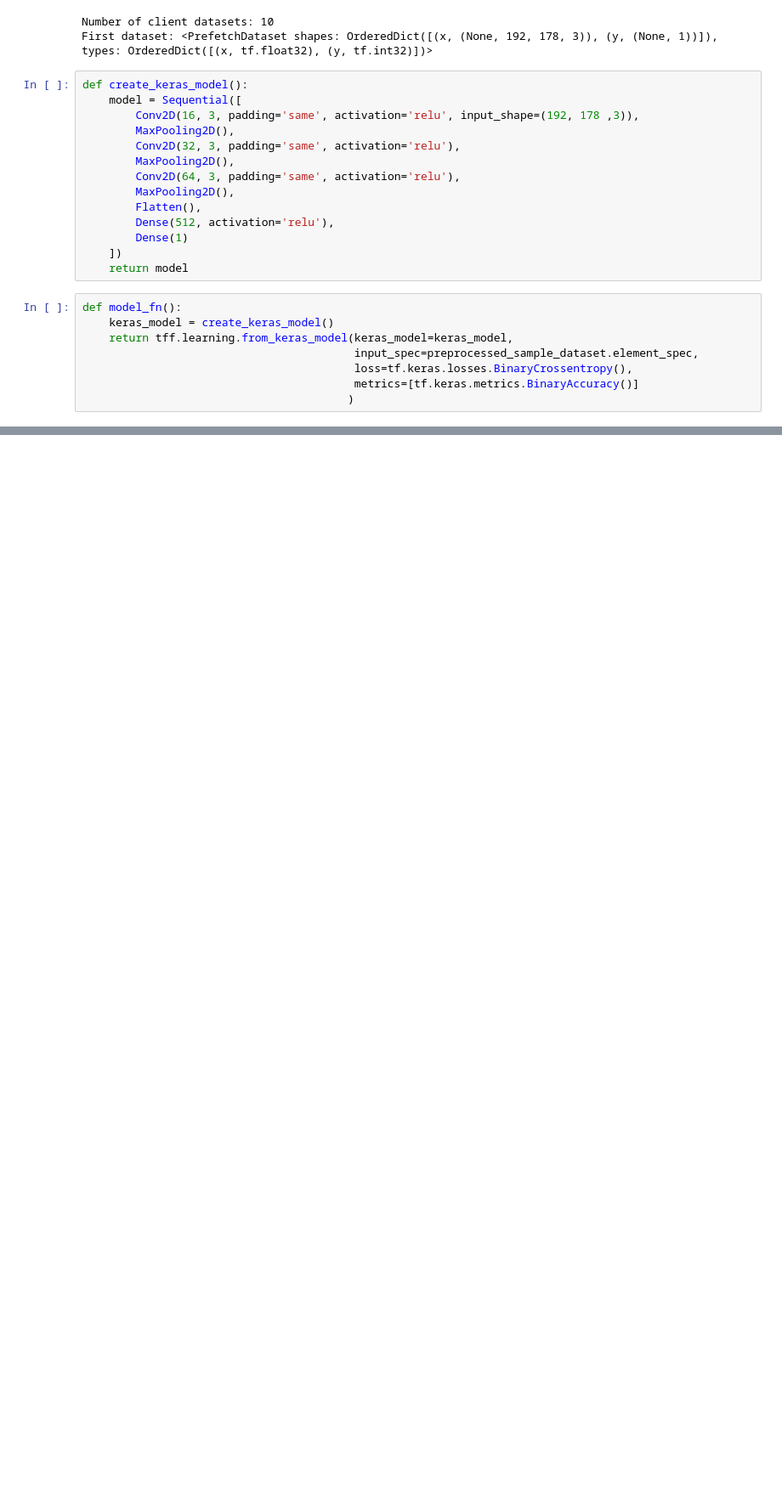
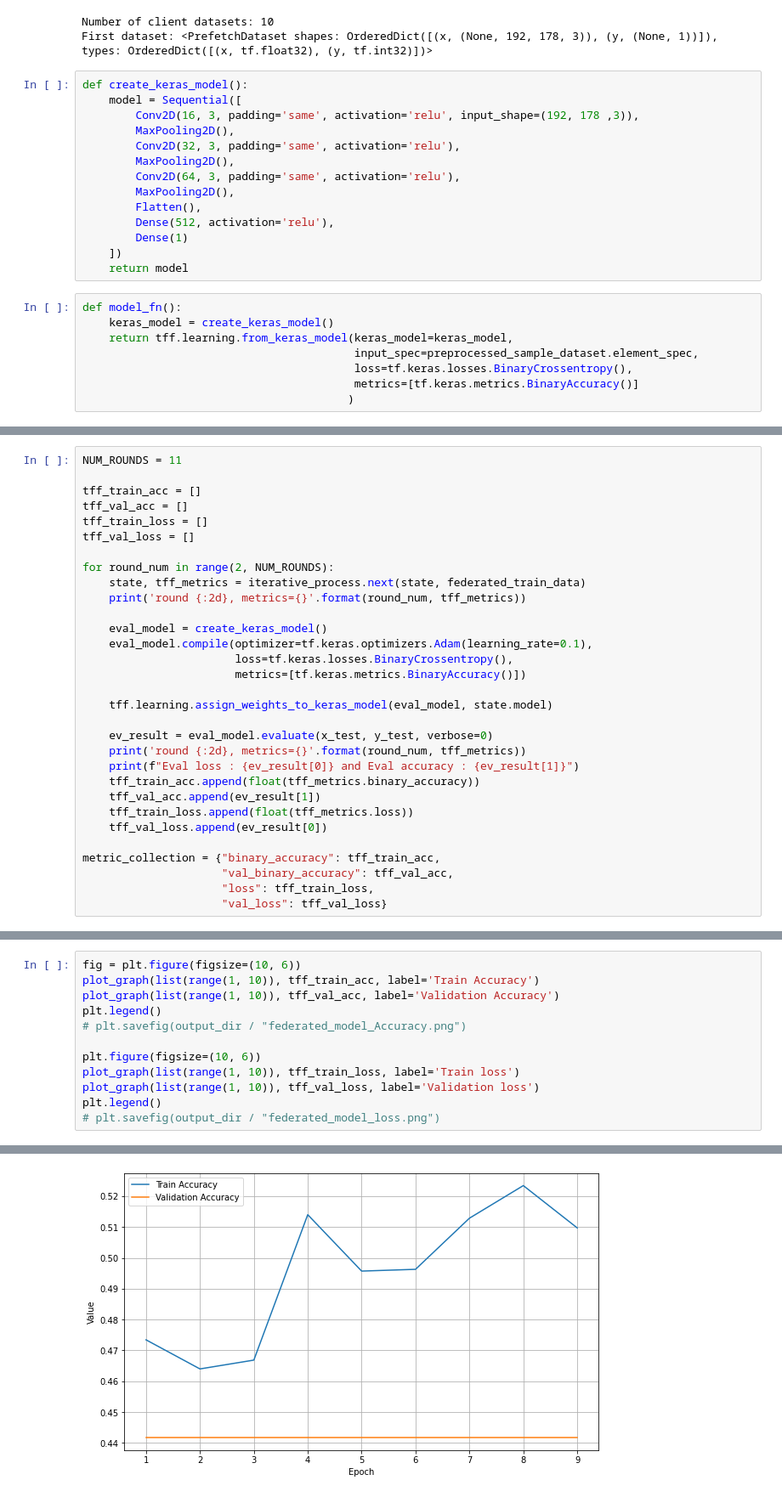
Before and after one commit to gokulanv/ToyFederatedLearning, a Jupyter notebook: TensorFlow/Federated/Genki4k_TFFederated.ipynb, the cells around one changed output, grey strips where cells are left out. Shown: that part at 85% size. Saved outputs shown, nothing was run; the diff lists cells and outputs as text; blank space fills up the shorter version.

```diff
--- a/TensorFlow/Federated/Genki4k_TFFederated.ipynb
+++ b/TensorFlow/Federated/Genki4k_TFFederated.ipynb
@@ -253,0 +243,31 @@ round 10, metrics=<binary_accuracy=0.4617142975330353,loss=8.30302906036377>
+# %%
+NUM_ROUNDS = 11
+
+tff_train_acc = []
+tff_val_acc = []
+tff_train_loss = []
+tff_val_loss = []
+
+for round_num in range(2, NUM_ROUNDS):
+    state, tff_metrics = iterative_process.next(state, federated_train_data)
+    print('round {:2d}, metrics={}'.format(round_num, tff_metrics))
+
+    eval_model = create_keras_model()
+    eval_model.compile(optimizer=tf.keras.optimizers.Adam(learning_rate=0.1),
+                       loss=tf.keras.losses.BinaryCrossentropy(),
+                       metrics=[tf.keras.metrics.BinaryAccuracy()])
+
+    tff.learning.assign_weights_to_keras_model(eval_model, state.model)
+
+    ev_result = eval_model.evaluate(x_test, y_test, verbose=0)
+    print('round {:2d}, metrics={}'.format(round_num, tff_metrics))
+    print(f"Eval loss : {ev_result[0]} and Eval accuracy : {ev_result[1]}")
+    tff_train_acc.append(float(tff_metrics.binary_accuracy))
+    tff_val_acc.append(ev_result[1])
+    tff_train_loss.append(float(tff_metrics.loss))
+    tff_val_loss.append(ev_result[0])
+
+metric_collection = {"binary_accuracy": tff_train_acc,
+                     "val_binary_accuracy": tff_val_acc,
+                     "loss": tff_train_loss,
+                     "val_loss": tff_val_loss}
@@ -253,0 +292,13 @@ round 10, metrics=<binary_accuracy=0.4617142975330353,loss=8.30302906036377>
+# %%
+fig = plt.figure(figsize=(10, 6))
+plot_graph(list(range(1, 10)), tff_train_acc, label='Train Accuracy')
+plot_graph(list(range(1, 10)), tff_val_acc, label='Validation Accuracy')
+plt.legend()
+# plt.savefig(output_dir / "federated_model_Accuracy.png")
+
+plt.figure(figsize=(10, 6))
+plot_graph(list(range(1, 10)), tff_train_loss, label='Train loss')
+plot_graph(list(range(1, 10)), tff_val_loss, label='Validation loss')
+plt.legend()
+# plt.savefig(output_dir / "federated_model_loss.png")
+# %% [output]
@@ -253,0 +306 @@ round 10, metrics=<binary_accuracy=0.4617142975330353,loss=8.30302906036377>
+[figure, added]
```
Also changed, not shown: parts of 7 cells of this notebook.
